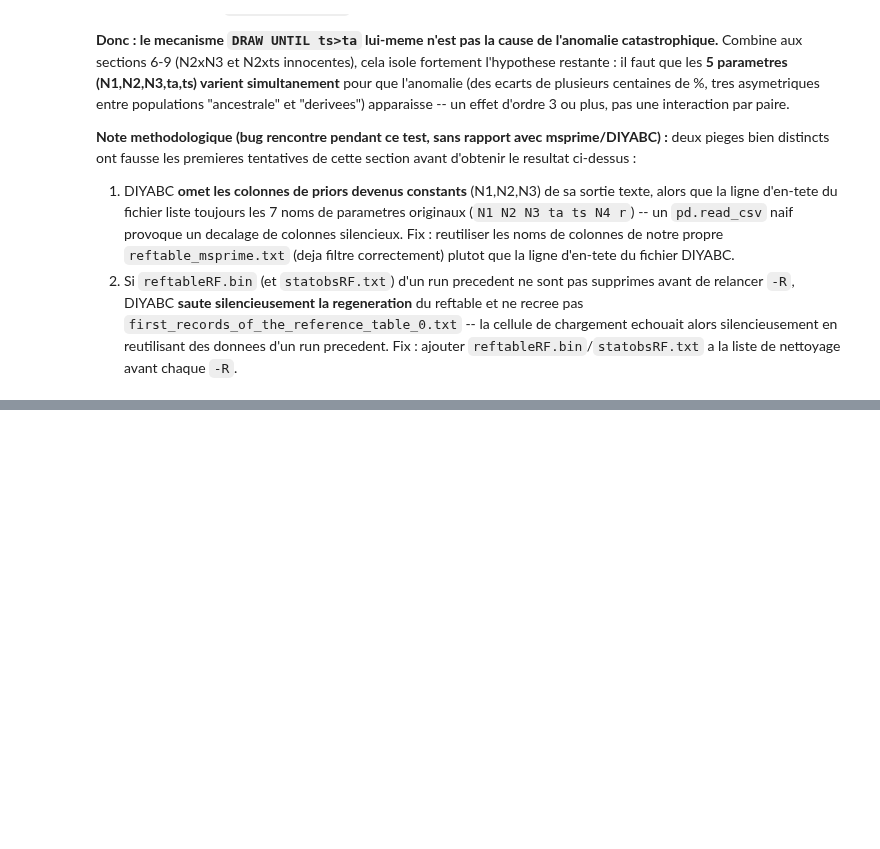
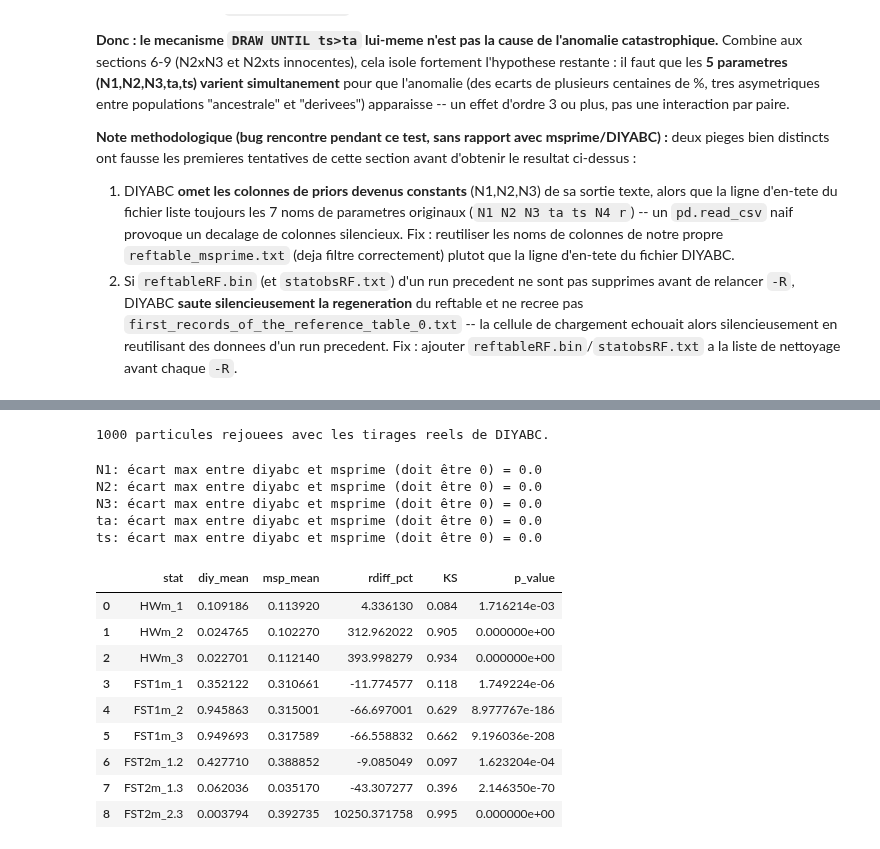
Before and after one commit to Guillaume-BR/diyabc_msprime_poc, a Jupyter notebook: notebook/correlation_N2_N3_HWm_anomaly.ipynb, the cells around one changed output, grey strips where cells are left out. Saved outputs shown, nothing was run; the diff lists cells and outputs as text; code cells hidden in the pictures; blank space fills up the shorter version.

```diff
--- a/notebook/correlation_N2_N3_HWm_anomaly.ipynb
+++ b/notebook/correlation_N2_N3_HWm_anomaly.ipynb
@@ -877,0 +886,78 @@ Une fois le vrai piege corrige (voir note ci-dessous), le resultat est net et pr
+# %%
+from bridge.reftable_loop import replay_reftable_simulation  # noqa: E402
+
+REAL_REFTABLE_PATH = DIR_TE5 / "first_records_of_the_reference_table_0.txt"
+
+results_replay = replay_reftable_simulation(
+    reference_directory=DIR_TE5,
+    priors=priors,
+    scenarios=scenario1,
+    real_reftable_path=REAL_REFTABLE_PATH,
+    num_loci=100,
+    stats_filter="HEADER",
+    max_workers=16,
+)
+write_reftable_txt(
+    results_replay, priors, scenario1, DIR_TE5 / "reftable_msprime_replay.txt"
+)
+print(f"{len(results_replay)} particules rejouees avec les tirages reels de DIYABC.")
+# %% [output]
+1000 particules rejouees avec les tirages reels de DIYABC.
+# %%
+df_diy_replay = pd.read_csv(
+    DIR_TE5 / "first_records_of_the_reference_table_0.txt", sep=r"\s+"
+)
+df_msp_replay = pd.read_csv(DIR_TE5 / "reftable_msprime_replay.txt", sep=r"\s+")
+
+# Verification que les parametres sont bien IDENTIQUES ligne a ligne (rejeu exact)
+for col in ["N1", "N2", "N3", "ta", "ts"]:
+    max_abs_diff = (df_diy_replay[col] - df_msp_replay[col]).abs().max()
+    print(f"{col}: écart max entre diyabc et msprime (doit être 0) = {max_abs_diff}")
+# %% [output]
+N1: écart max entre diyabc et msprime (doit être 0) = 0.0
+N2: écart max entre diyabc et msprime (doit être 0) = 0.0
+N3: écart max entre diyabc et msprime (doit être 0) = 0.0
+ta: écart max entre diyabc et msprime (doit être 0) = 0.0
+ts: écart max entre diyabc et msprime (doit être 0) = 0.0
+# %%
+focus_stats_replay = [
+    "HWm_1",
+    "HWm_2",
+    "HWm_3",
+    "FST1m_1",
+    "FST1m_2",
+    "FST1m_3",
+    "FST2m_1.2",
+    "FST2m_1.3",
+    "FST2m_2.3",
+]
+rows_replay = []
+for col in focus_stats_replay:
+    d, m = df_diy_replay[col].values, df_msp_replay[col].values
+    ks = scipy_stats.ks_2samp(d, m)
+    rdiff = (
+        (m.mean() - d.mean()) / abs(d.mean()) * 100 if d.mean() != 0 else float("nan")
+    )
+    rows_replay.append(
+        {
+            "stat": col,
+            "diy_mean": d.mean(),
+            "msp_mean": m.mean(),
+            "rdiff_pct": rdiff,
+            "KS": ks.statistic,
+            "p_value": ks.pvalue,
+        }
+    )
+df_replay_summary = pd.DataFrame(rows_replay)
+df_replay_summary
+# %% [output]
+|  | stat | diy_mean | msp_mean | rdiff_pct | KS | p_value |
+| 0 | HWm_1 | 0.109186 | 0.113920 | 4.336130 | 0.084 | 1.716214e-03 |
+| 1 | HWm_2 | 0.024765 | 0.102270 | 312.962022 | 0.905 | 0.000000e+00 |
+| 2 | HWm_3 | 0.022701 | 0.112140 | 393.998279 | 0.934 | 0.000000e+00 |
+| 3 | FST1m_1 | 0.352122 | 0.310661 | -11.774577 | 0.118 | 1.749224e-06 |
+| 4 | FST1m_2 | 0.945863 | 0.315001 | -66.697001 | 0.629 | 8.977767e-186 |
+| 5 | FST1m_3 | 0.949693 | 0.317589 | -66.558832 | 0.662 | 9.196036e-208 |
+| 6 | FST2m_1.2 | 0.427710 | 0.388852 | -9.085049 | 0.097 | 1.623204e-04 |
+| 7 | FST2m_1.3 | 0.062036 | 0.035170 | -43.307277 | 0.396 | 2.146350e-70 |
+| 8 | FST2m_2.3 | 0.003794 | 0.392735 | 10250.371758 | 0.995 | 0.000000e+00 |
```
Also changed, not shown: parts of 21 cells of this notebook, 2 other files.
